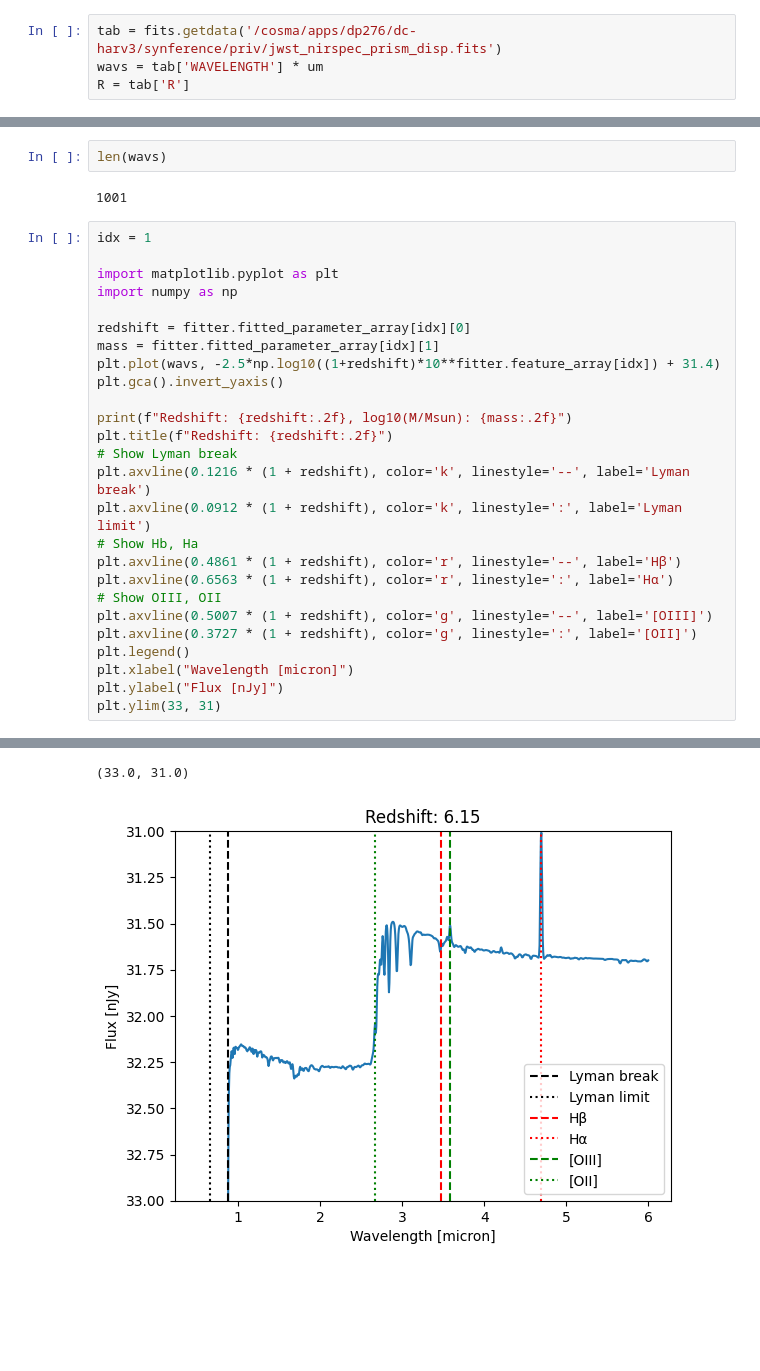
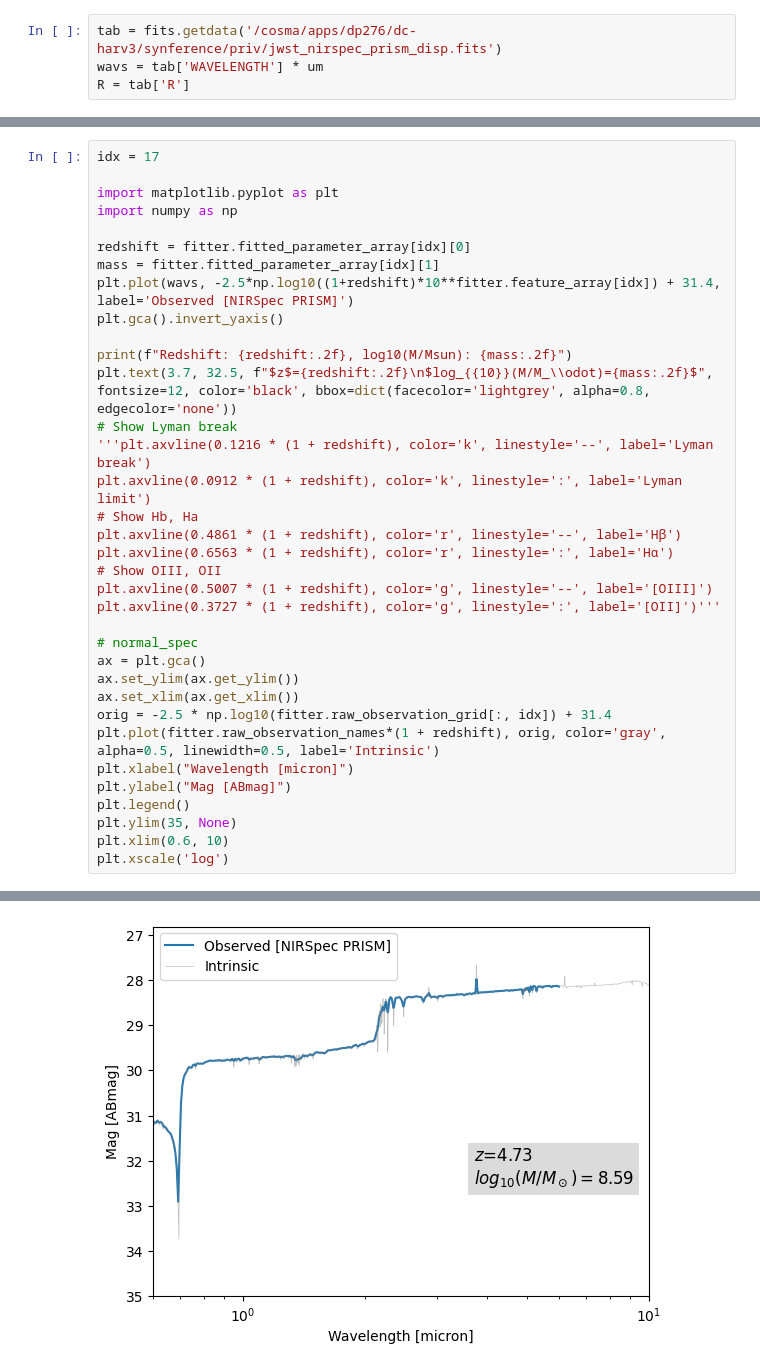
Before and after one commit to synthesizer-project/synference, a Jupyter notebook: examples/sbi/notebooks/train_spectral_model.ipynb, the cells around one changed output, grey strips where cells are left out. Cells and saved outputs as stored; diff of their text form; blank space fills up the shorter version.

Commit message:
Spec improvements.

```diff
--- a/examples/sbi/notebooks/train_spectral_model.ipynb
+++ b/examples/sbi/notebooks/train_spectral_model.ipynb
@@ -30,31 +29,36 @@ fitter.create_feature_array(flux_units="log10 nJy", crop_wavelength_range=(0.6,
-# %%
-len(wavs)
-# %% [output]
-1001
 # %%
-idx = 1
+idx = 17
 
 import matplotlib.pyplot as plt
 import numpy as np
 
 redshift = fitter.fitted_parameter_array[idx][0]
 mass = fitter.fitted_parameter_array[idx][1]
-plt.plot(wavs, -2.5*np.log10((1+redshift)*10**fitter.feature_array[idx]) + 31.4)
+plt.plot(wavs, -2.5*np.log10((1+redshift)*10**fitter.feature_array[idx]) + 31.4, label='Observed [NIRSpec PRISM]')
 plt.gca().invert_yaxis()
 
 print(f"Redshift: {redshift:.2f}, log10(M/Msun): {mass:.2f}")
-plt.title(f"Redshift: {redshift:.2f}")
+plt.text(3.7, 32.5, f"$z$={redshift:.2f}\n$log_{{10}}(M/M_\\odot)={mass:.2f}$", fontsize=12, color='black', bbox=dict(facecolor='lightgrey', alpha=0.8, edgecolor='none'))
 # Show Lyman break
-plt.axvline(0.1216 * (1 + redshift), color='k', linestyle='--', label='Lyman break')
+'''plt.axvline(0.1216 * (1 + redshift), color='k', linestyle='--', label='Lyman break')
 plt.axvline(0.0912 * (1 + redshift), color='k', linestyle=':', label='Lyman limit')
 # Show Hb, Ha
 plt.axvline(0.4861 * (1 + redshift), color='r', linestyle='--', label='Hβ')
 plt.axvline(0.6563 * (1 + redshift), color='r', linestyle=':', label='Hα')
 # Show OIII, OII
 plt.axvline(0.5007 * (1 + redshift), color='g', linestyle='--', label='[OIII]')
-plt.axvline(0.3727 * (1 + redshift), color='g', linestyle=':', label='[OII]')
+plt.axvline(0.3727 * (1 + redshift), color='g', linestyle=':', label='[OII]')'''
+
+# normal_spec
+ax = plt.gca()
+ax.set_ylim(ax.get_ylim())
+ax.set_xlim(ax.get_xlim())
+orig = -2.5 * np.log10(fitter.raw_observation_grid[:, idx]) + 31.4
+plt.plot(fitter.raw_observation_names*(1 + redshift), orig, color='gray', alpha=0.5, linewidth=0.5, label='Intrinsic')
+plt.xlabel("Wavelength [micron]")
+plt.ylabel("Mag [ABmag]")
 plt.legend()
-plt.xlabel("Wavelength [micron]")
-plt.ylabel("Flux [nJy]")
-plt.ylim(33, 31)
+plt.ylim(35, None)
+plt.xlim(0.6, 10)
+plt.xscale('log')
 # %% [output]
@@ -62,2 +66 @@ Redshift: 6.15, log10(M/Msun): 7.25
-(33.0, 31.0)
-[figure, old version]
+[figure, new version]
```
Also changed, not shown: parts of 17 cells of this notebook, 5 other files.
